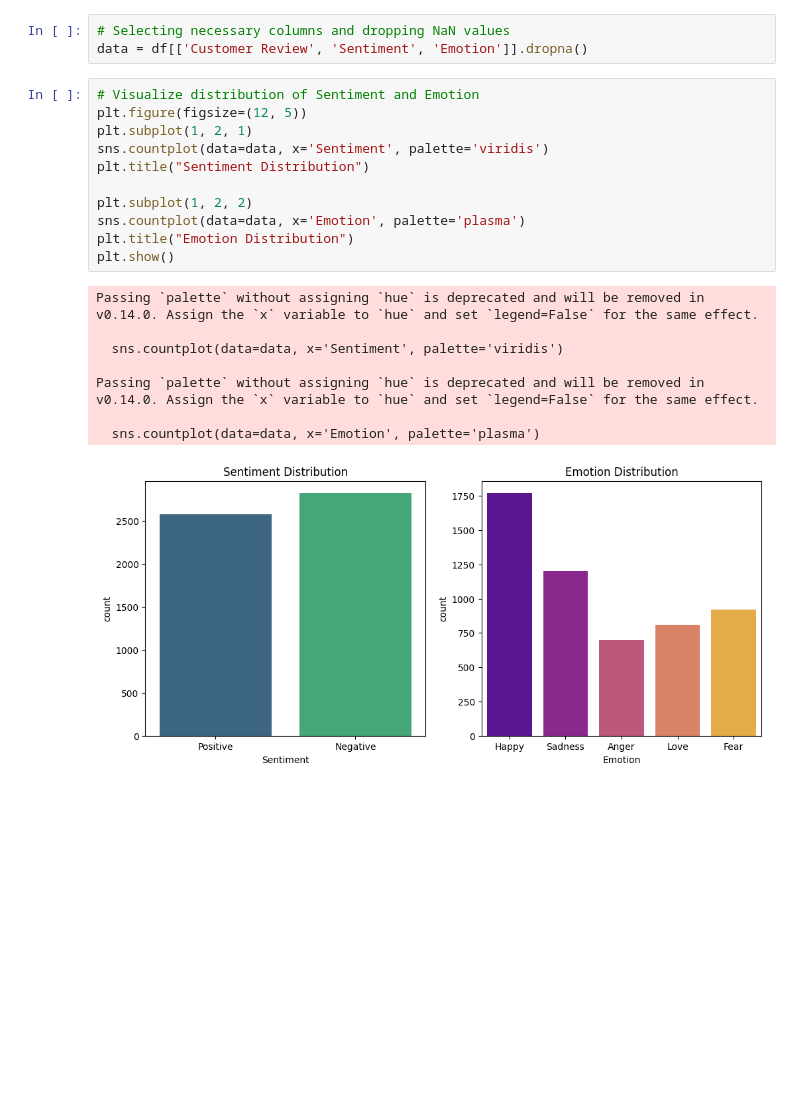
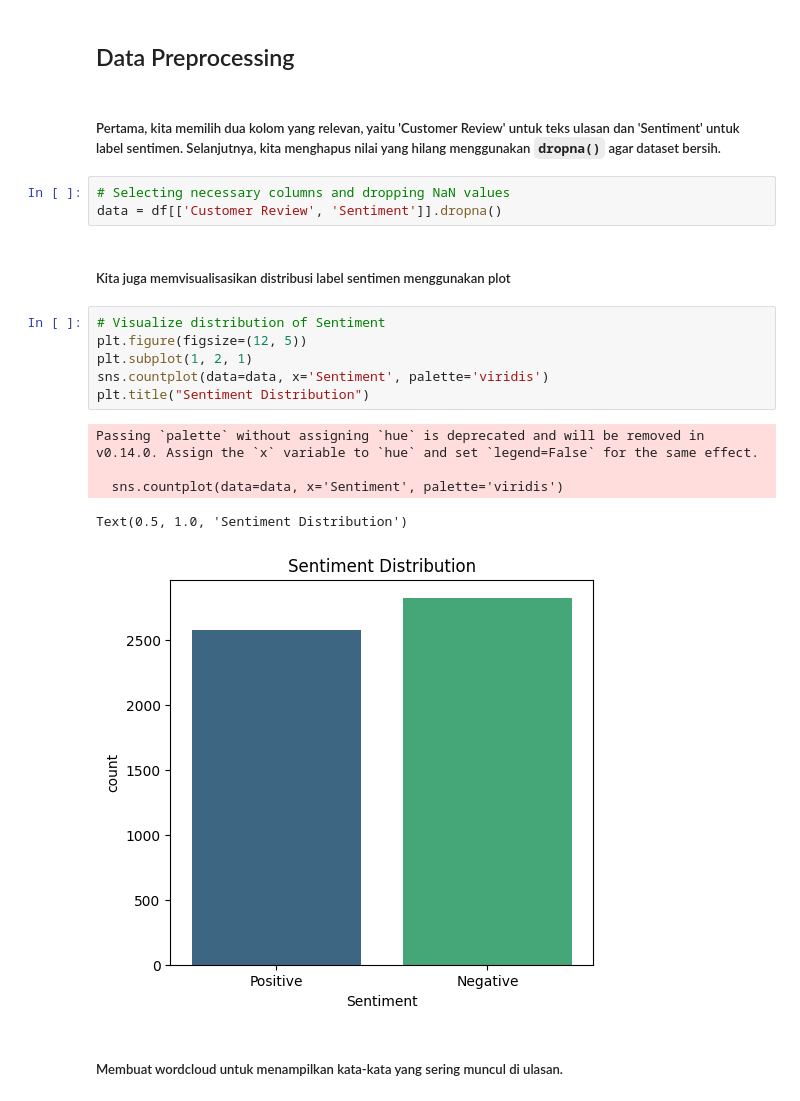
Before and after one commit to defrijay/RNN-Tokped-Sentiment, a Jupyter notebook: tokped-sentiment.ipynb, the cells around one changed output. Drawn from its saved outputs; the diff is of its cells as text; blank space fills up the shorter version.

Commit message:
tambah dataset dan notebook

```diff
--- a/tokped-sentiment.ipynb
+++ b/tokped-sentiment.ipynb
@@ -86,29 +66,29 @@ df.head()
 | Computers and Laptops | SSD Midasforce 128 Gb - Tanpa Caddy | Jakarta Barat | 213000 | 5.0 | 12300 | 3573 | 5 | ... |
 | Computers and Laptops | ADAPTOR CHARGER MONITOR LCD LED T... | Jakarta Timur | 55000 | 4.7 | 2030 | 672 | 5 | ... |
 | Computers and Laptops | ADAPTOR CHARGER MONITOR LCD LED T... | Jakarta Timur | 55000 | 4.7 | 2030 | 672 | 5 | ... |
+# %% [markdown]
+## Data Preprocessing
+# %% [markdown]
+##### Pertama, kita memilih dua kolom yang relevan, yaitu 'Customer Review' untuk teks ulasan dan 'Sentiment' untuk label sentimen. Selanjutnya, kita menghapus nilai yang hilang menggunakan `dropna()` agar dataset bersih.
 # %%
 # Selecting necessary columns and dropping NaN values
-data = df[['Customer Review', 'Sentiment', 'Emotion']].dropna()
+data = df[['Customer Review', 'Sentiment']].dropna()
+# %% [markdown]
+##### Kita juga memvisualisasikan distribusi label sentimen menggunakan plot
 # %%
-# Visualize distribution of Sentiment and Emotion
+# Visualize distribution of Sentiment
 plt.figure(figsize=(12, 5))
 plt.subplot(1, 2, 1)
 sns.countplot(data=data, x='Sentiment', palette='viridis')
 plt.title("Sentiment Distribution")
-
-plt.subplot(1, 2, 2)
-sns.countplot(data=data, x='Emotion', palette='plasma')
-plt.title("Emotion Distribution")
-plt.show()
 # %% [output]
 Passing `palette` without assigning `hue` is deprecated and will be removed in v0.14.0. Assign the `x` variable to `hue` and set `legend=False` for the same effect.
 
   sns.countplot(data=data, x='Sentiment', palette='viridis')
-
-Passing `palette` without assigning `hue` is deprecated and will be removed in v0.14.0. Assign the `x` variable to `hue` and set `legend=False` for the same effect.
-
-  sns.countplot(data=data, x='Emotion', palette='plasma')
+Text(0.5, 1.0, 'Sentiment Distribution')
-[figure, old version]
+[figure, new version]
+# %% [markdown]
+##### Membuat wordcloud untuk menampilkan kata-kata yang sering muncul di ulasan.
 # %%
 # Generate a wordcloud for customer reviews
 text = ' '.join(data['Customer Review'])
```
Also changed, not shown: parts of 34 cells of this notebook, 1 other file.
